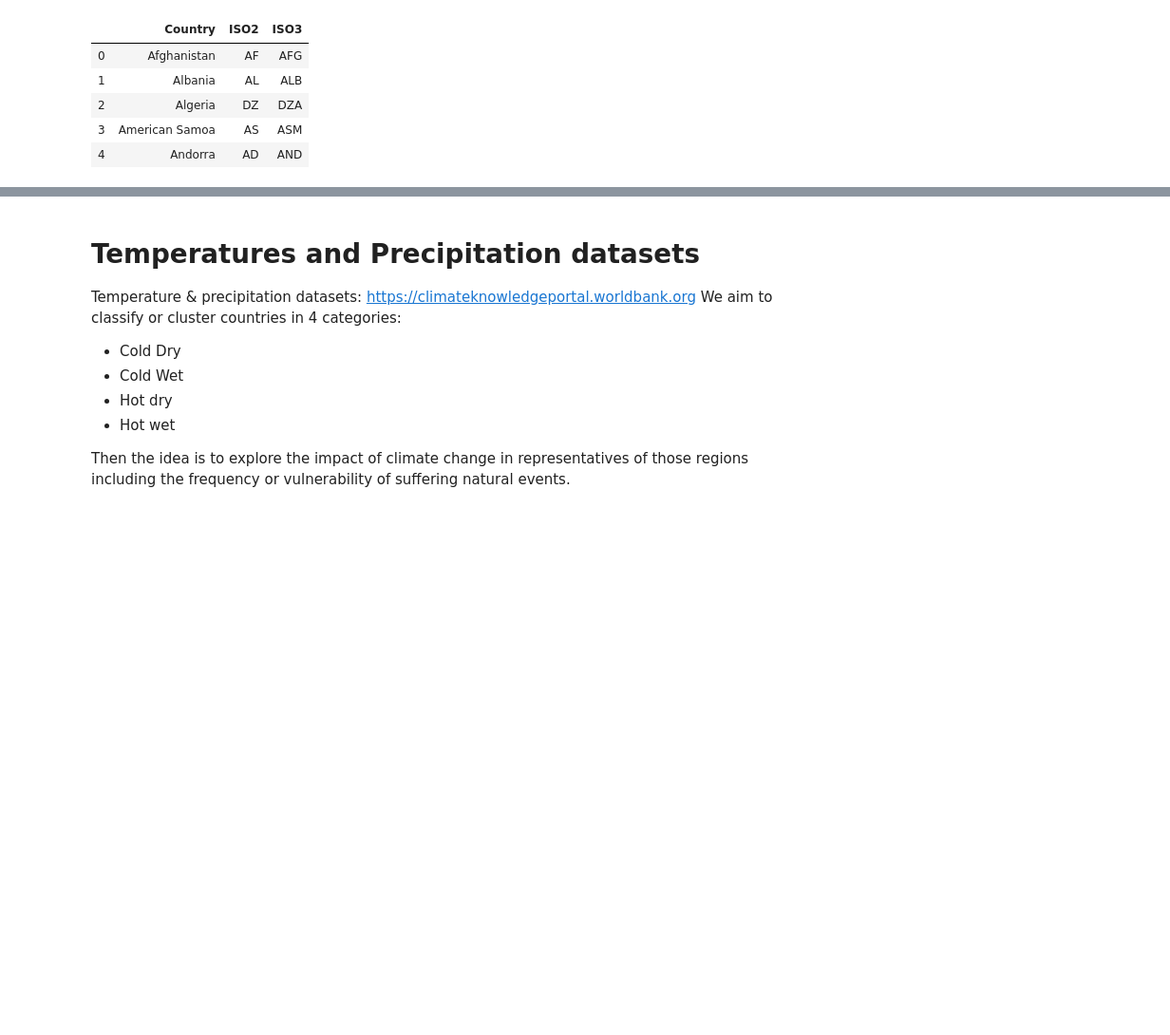
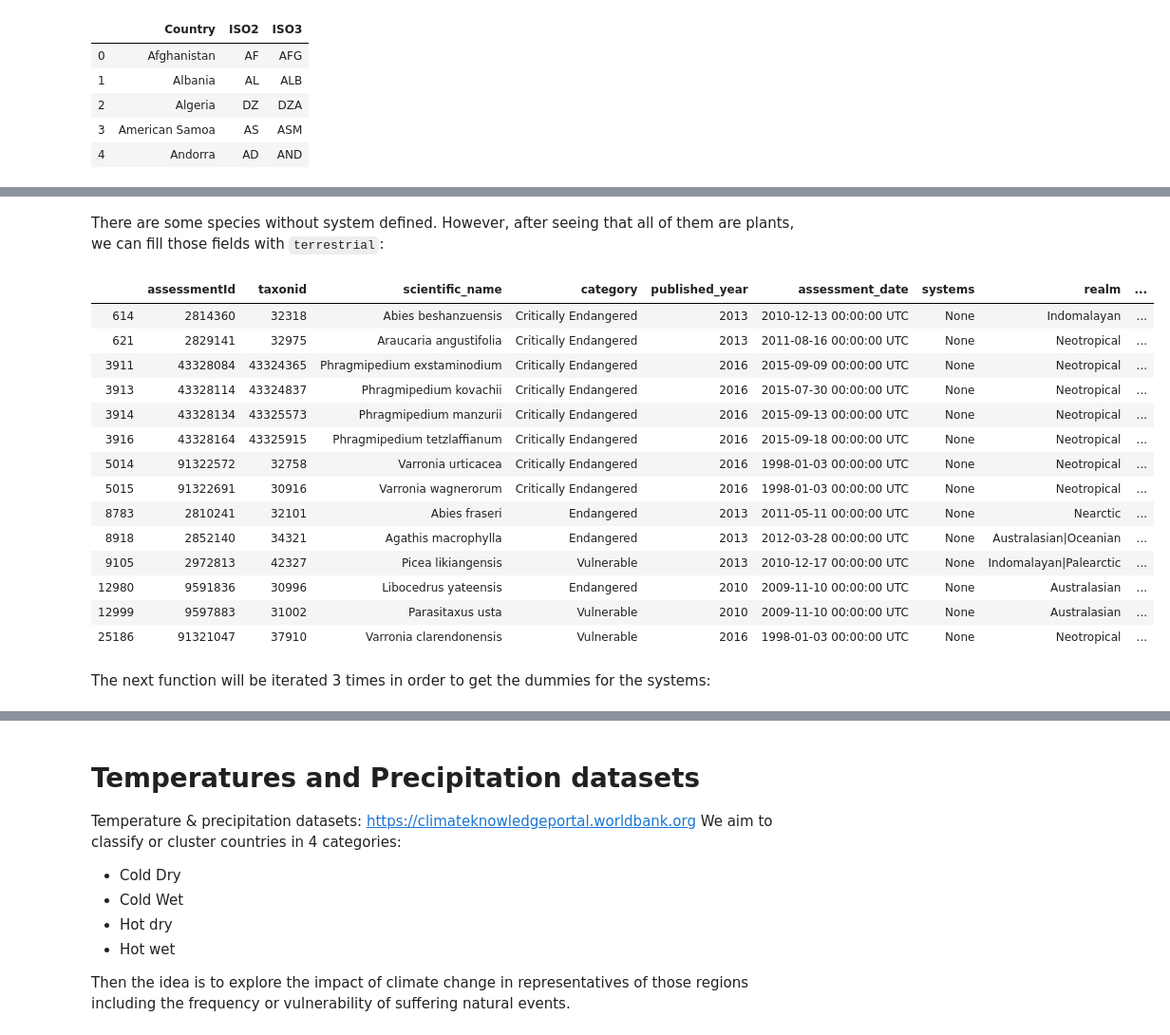
Before and after one commit to fabi-cast/Ecozones-in-a-Warming-World, a Jupyter notebook: notebooks/data-cleaning.ipynb, the cells around one changed output, grey strips where cells are left out. Shown at 95% size. Drawn from its saved outputs; the diff is of its cells as text; code cells hidden in the pictures; blank space fills up the shorter version.

```diff
--- a/notebooks/data-cleaning.ipynb
+++ b/notebooks/data-cleaning.ipynb
@@ -357,2 +315,0 @@ assessments.redlistCategory.value_counts()
-# %%
-df = assessments.copy()
@@ -365,4 +315,0 @@ df.redlistCategory.value_counts()
-# %%
-df = df[['assessmentId', 'internalTaxonId', 'scientificName', 'redlistCategory',
-       'yearPublished', 'assessmentDate', 'populationTrend', 'systems',
-        'realm','scopes']]
@@ -373,2 +425,0 @@ taxons= collect("taxonomy")
-# %%
-df = df.merge(taxons[["internalTaxonId", "kingdomName", "className"]], on = "internalTaxonId", how = "left")
@@ -384,0 +426,22 @@ dfen = dfen.merge(df, left_on = ["taxonid", "scientific_name"], right_on = ["int
+# %%
+df["systems"] = df.systems.apply(get_system)
+# %% [markdown]
+There are some species without system defined. However, after seeing that all of them are plants, we can fill those fields with ``terrestrial``:
+# %%
+df[df.systems.isna()]
+# %% [output]
+|  | assessmentId | taxonid | scientific_name | category | published_year | assessment_date | systems | realm | ... |
+| 614 | 2814360 | 32318 | Abies beshanzuensis | Critically Endangered | 2013 | 2010-12-13 00:00:00 UTC | None | Indomalayan | ... |
+| 621 | 2829141 | 32975 | Araucaria angustifolia | Critically Endangered | 2013 | 2011-08-16 00:00:00 UTC | None | Neotropical | ... |
+| 3911 | 43328084 | 43324365 | Phragmipedium exstaminodium | Critically Endangered | 2016 | 2015-09-09 00:00:00 UTC | None | Neotropical | ... |
+| 3913 | 43328114 | 43324837 | Phragmipedium kovachii | Critically Endangered | 2016 | 2015-07-30 00:00:00 UTC | None | Neotropical | ... |
+| 3914 | 43328134 | 43325573 | Phragmipedium manzurii | Critically Endangered | 2016 | 2015-09-13 00:00:00 UTC | None | Neotropical | ... |
+| 3916 | 43328164 | 43325915 | Phragmipedium tetzlaffianum | Critically Endangered | 2016 | 2015-09-18 00:00:00 UTC | None | Neotropical | ... |
+| 5014 | 91322572 | 32758 | Varronia urticacea | Critically Endangered | 2016 | 1998-01-03 00:00:00 UTC | None | Neotropical | ... |
+| 5015 | 91322691 | 30916 | Varronia wagnerorum | Critically Endangered | 2016 | 1998-01-03 00:00:00 UTC | None | Neotropical | ... |
+| 8783 | 2810241 | 32101 | Abies fraseri | Endangered | 2013 | 2011-05-11 00:00:00 UTC | None | Nearctic | ... |
+| 8918 | 2852140 | 34321 | Agathis macrophylla | Endangered | 2013 | 2012-03-28 00:00:00 UTC | None | Australasian|Oceanian | ... |
+| 9105 | 2972813 | 42327 | Picea likiangensis | Vulnerable | 2013 | 2010-12-17 00:00:00 UTC | None | Indomalayan|Palearctic | ... |
+| 12980 | 9591836 | 30996 | Libocedrus yateensis | Endangered | 2010 | 2009-11-10 00:00:00 UTC | None | Australasian | ... |
+| 12999 | 9597883 | 31002 | Parasitaxus usta | Vulnerable | 2010 | 2009-11-10 00:00:00 UTC | None | Australasian | ... |
+| 25186 | 91321047 | 37910 | Varronia clarendonensis | Vulnerable | 2016 | 1998-01-03 00:00:00 UTC | None | Neotropical | ... |
@@ -384,0 +450,2 @@ dfen = dfen.merge(df, left_on = ["taxonid", "scientific_name"], right_on = ["int
+# %% [markdown]
+The next function will be iterated 3 times in order to get the dummies for the systems:
```
Also changed, not shown: parts of 177 cells of this notebook.
